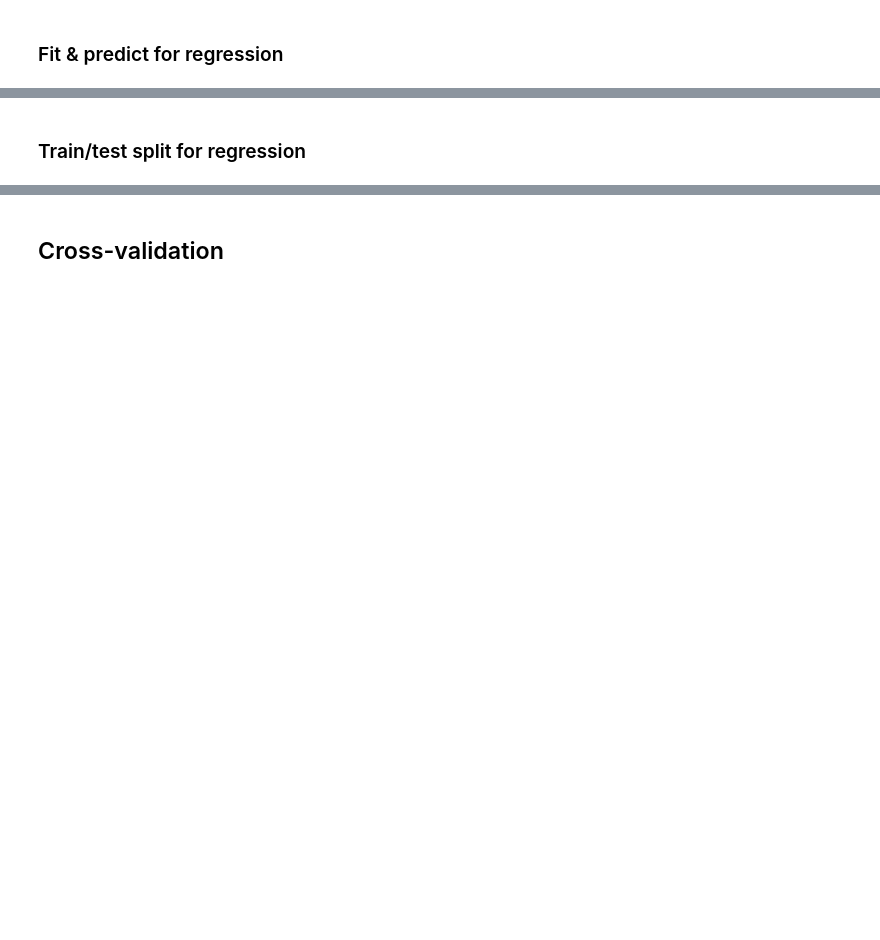
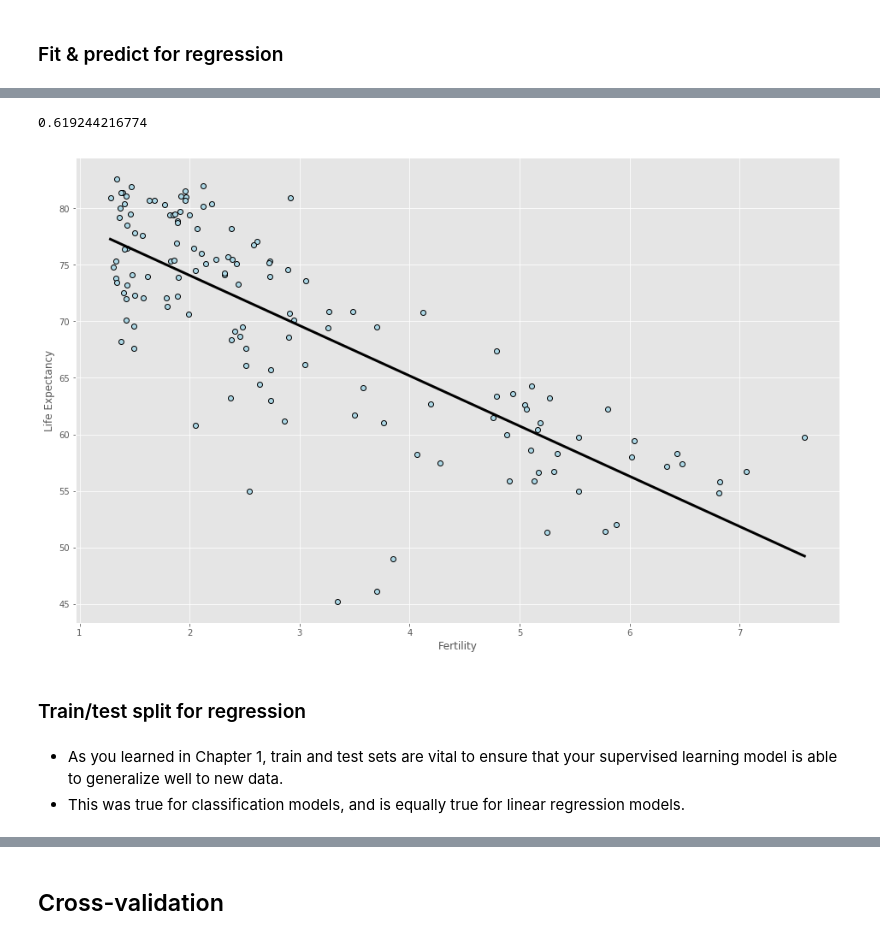
Before and after one commit to wsurles/datacamp_courses, a Jupyter notebook: python_courses/supervised_learning_with_scikitlearn/supervised_learning_with_scikitlearn.ipynb, the cells around one changed output, grey strips where cells are left out. Saved outputs shown, nothing was run; the diff lists cells and outputs as text; code cells hidden in the pictures; blank space fills up the shorter version.

```diff
--- a/python_courses/supervised_learning_with_scikitlearn/supervised_learning_with_scikitlearn.ipynb
+++ b/python_courses/supervised_learning_with_scikitlearn/supervised_learning_with_scikitlearn.ipynb
@@ -636,2 +862,53 @@ plt.show()
+# %%
+X_fertility = gapminder.fertility.values.reshape(-1, 1)
+y = gapminder.life.values
+# %%
+# Import LinearRegression
+from sklearn.linear_model import LinearRegression
+
+# Create the regressor: reg
+reg = LinearRegression()
+
+# Create the prediction space
+prediction_space = np.linspace(
+    min(X_fertility),
+    max(X_fertility)
+    ).reshape(-1,1)
+
+# Fit the model to the data
+reg.fit(X_fertility, y)
+
+# Compute predictions over the prediction space: y_pred
+y_pred = reg.predict(prediction_space)
+
+# Print R^2
+print(reg.score(X_fertility, y))
+# %% [output]
+0.619244216774
+# %%
+plt.figure(figsize=(16,10))
+
+plt.plot(X_fertility, y,
+    marker='o',
+    markersize = 6,
+    color = 'lightblue',
+    markeredgewidth = 1,
+    markeredgecolor = 'k',
+    linestyle='none')
+
+plt.plot(
+    prediction_space,
+    y_pred,
+    color = 'black',
+    linewidth=3)
+
+plt.ylabel('Life Expectancy')
+plt.xlabel('Fertility')
+plt.show()
+# %% [output]
+[figure, added]
 # %% [markdown]
 ### Train/test split for regression
+# %% [markdown]
+- As you learned in Chapter 1, train and test sets are vital to ensure that your supervised learning model is able to generalize well to new data.
+- This was true for classification models, and is equally true for linear regression models.
```
Also changed, not shown: parts of 41 cells of this notebook, 3 other files.
